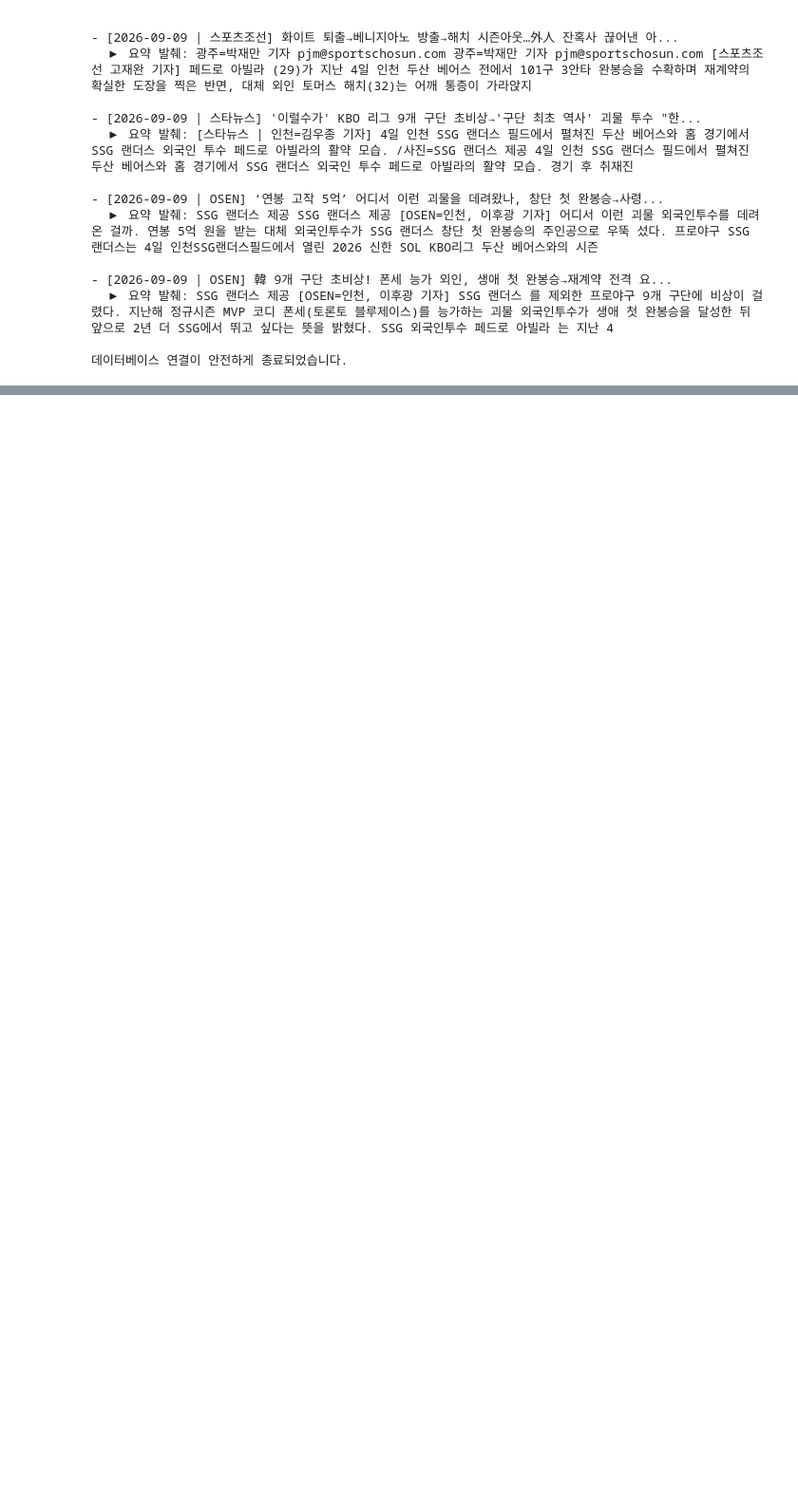
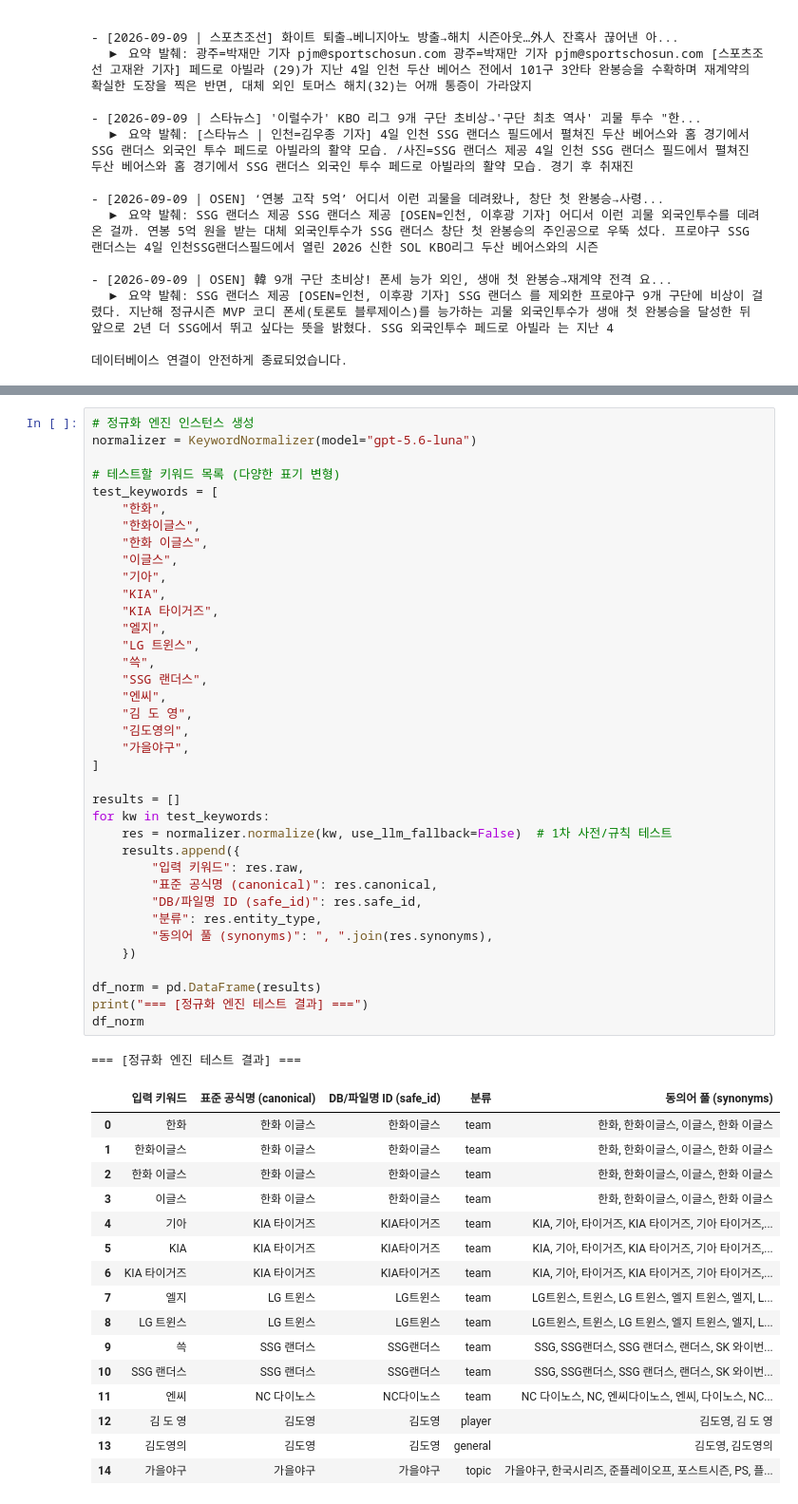
Before and after one commit to algethi97/baseball_AI-breifing_project, a Jupyter notebook: test.ipynb, the cells around one changed output, grey strips where cells are left out. Shown at 95% size. Cells and saved outputs as stored; diff of their text form; blank space fills up the shorter version.

Commit message:
실습: 키워드 정규화 및 DB 연동 검증 테스트 노트북(test.ipynb) 추가

```diff
--- a/test.ipynb
+++ b/test.ipynb
@@ -302,0 +552,55 @@ print('\n데이터베이스 연결이 안전하게 종료되었습니다.')
+# %%
+# 정규화 엔진 인스턴스 생성
+normalizer = KeywordNormalizer(model="gpt-5.6-luna")
+
+# 테스트할 키워드 목록 (다양한 표기 변형)
+test_keywords = [
+    "한화",
+    "한화이글스",
+    "한화 이글스",
+    "이글스",
+    "기아",
+    "KIA",
+    "KIA 타이거즈",
+    "엘지",
+    "LG 트윈스",
+    "쓱",
+    "SSG 랜더스",
+    "엔씨",
+    "김 도 영",
+    "김도영의",
+    "가을야구",
+]
+
+results = []
+for kw in test_keywords:
+    res = normalizer.normalize(kw, use_llm_fallback=False)  # 1차 사전/규칙 테스트
+    results.append({
+        "입력 키워드": res.raw,
+        "표준 공식명 (canonical)": res.canonical,
+        "DB/파일명 ID (safe_id)": res.safe_id,
+        "분류": res.entity_type,
+        "동의어 풀 (synonyms)": ", ".join(res.synonyms),
+    })
+
+df_norm = pd.DataFrame(results)
+print("=== [정규화 엔진 테스트 결과] ===")
+df_norm
+# %% [output]
+=== [정규화 엔진 테스트 결과] ===
+|  | 입력 키워드 | 표준 공식명 (canonical) | DB/파일명 ID (safe_id) | 분류 | 동의어 풀 (synonyms) |
+| 0 | 한화 | 한화 이글스 | 한화이글스 | team | 한화, 한화이글스, 이글스, 한화 이글스 |
+| 1 | 한화이글스 | 한화 이글스 | 한화이글스 | team | 한화, 한화이글스, 이글스, 한화 이글스 |
+| 2 | 한화 이글스 | 한화 이글스 | 한화이글스 | team | 한화, 한화이글스, 이글스, 한화 이글스 |
+| 3 | 이글스 | 한화 이글스 | 한화이글스 | team | 한화, 한화이글스, 이글스, 한화 이글스 |
+| 4 | 기아 | KIA 타이거즈 | KIA타이거즈 | team | KIA, 기아, 타이거즈, KIA 타이거즈, 기아 타이거즈,... |
+| 5 | KIA | KIA 타이거즈 | KIA타이거즈 | team | KIA, 기아, 타이거즈, KIA 타이거즈, 기아 타이거즈,... |
+| 6 | KIA 타이거즈 | KIA 타이거즈 | KIA타이거즈 | team | KIA, 기아, 타이거즈, KIA 타이거즈, 기아 타이거즈,... |
+| 7 | 엘지 | LG 트윈스 | LG트윈스 | team | LG트윈스, 트윈스, LG 트윈스, 엘지 트윈스, 엘지, L... |
+| 8 | LG 트윈스 | LG 트윈스 | LG트윈스 | team | LG트윈스, 트윈스, LG 트윈스, 엘지 트윈스, 엘지, L... |
+| 9 | 쓱 | SSG 랜더스 | SSG랜더스 | team | SSG, SSG랜더스, SSG 랜더스, 랜더스, SK 와이번... |
+| 10 | SSG 랜더스 | SSG 랜더스 | SSG랜더스 | team | SSG, SSG랜더스, SSG 랜더스, 랜더스, SK 와이번... |
+| 11 | 엔씨 | NC 다이노스 | NC다이노스 | team | NC 다이노스, NC, 엔씨다이노스, 엔씨, 다이노스, NC... |
+| 12 | 김 도 영 | 김도영 | 김도영 | player | 김도영, 김 도 영 |
+| 13 | 김도영의 | 김도영 | 김도영 | general | 김도영, 김도영의 |
+| 14 | 가을야구 | 가을야구 | 가을야구 | topic | 가을야구, 한국시리즈, 준플레이오프, 포스트시즌, PS, 플... |
```
Also changed, not shown: parts of 7 cells of this notebook.
